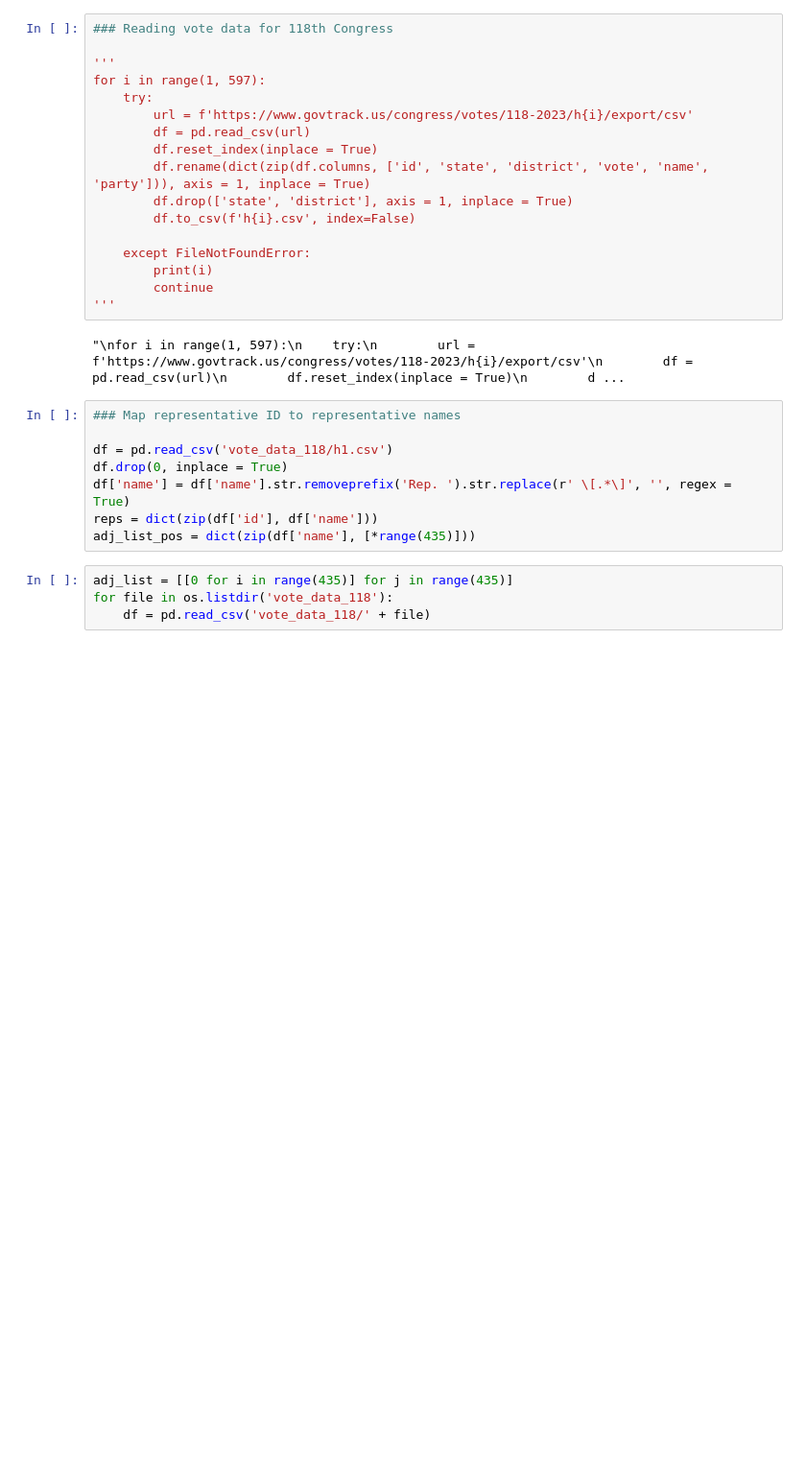
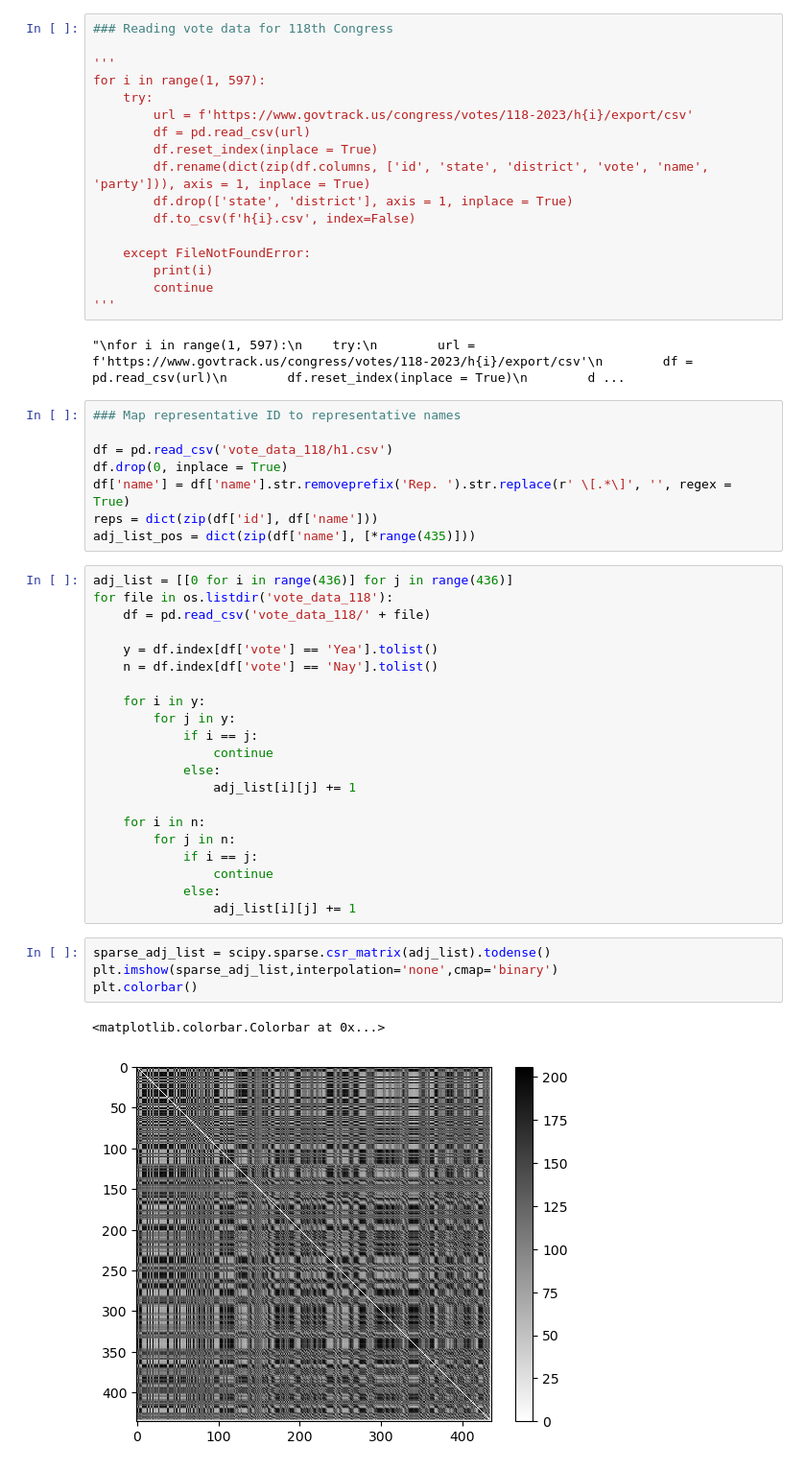
Before and after one commit to haiyan-wang/know-your-politician-copy, a Jupyter notebook: votes/vote_scraper.ipynb, the cells around one changed output. Shown: that part at 96% size. Saved outputs shown, nothing was run; the diff lists cells and outputs as text; blank space fills up the shorter version.

Commit message:
vote clustering

```diff
--- a/votes/vote_scraper.ipynb
+++ b/votes/vote_scraper.ipynb
@@ -28,7 +33,31 @@ df.drop(0, inplace = True)
 df['name'] = df['name'].str.removeprefix('Rep. ').str.replace(r' \[.*\]', '', regex = True)
 reps = dict(zip(df['id'], df['name']))
 adj_list_pos = dict(zip(df['name'], [*range(435)]))
-# %%
-adj_list = [[0 for i in range(435)] for j in range(435)]
-for file in os.listdir('vote_data_118'):
-    df = pd.read_csv('vote_data_118/' + file)
+# %%
+adj_list = [[0 for i in range(436)] for j in range(436)]
+for file in os.listdir('vote_data_118'):
+    df = pd.read_csv('vote_data_118/' + file)
+
+    y = df.index[df['vote'] == 'Yea'].tolist()
+    n = df.index[df['vote'] == 'Nay'].tolist()
+
+    for i in y:
+        for j in y:
+            if i == j:
+                continue
+            else:
+                adj_list[i][j] += 1
+
+    for i in n:
+        for j in n:
+            if i == j:
+                continue
+            else:
+                adj_list[i][j] += 1
+# %%
+sparse_adj_list = scipy.sparse.csr_matrix(adj_list).todense()
+plt.imshow(sparse_adj_list,interpolation='none',cmap='binary')
+plt.colorbar()
+# %% [output]
+<matplotlib.colorbar.Colorbar at 0x...>
+[figure, added]
```
Also changed, not shown: parts of 3 cells of this notebook, 1 other file.
